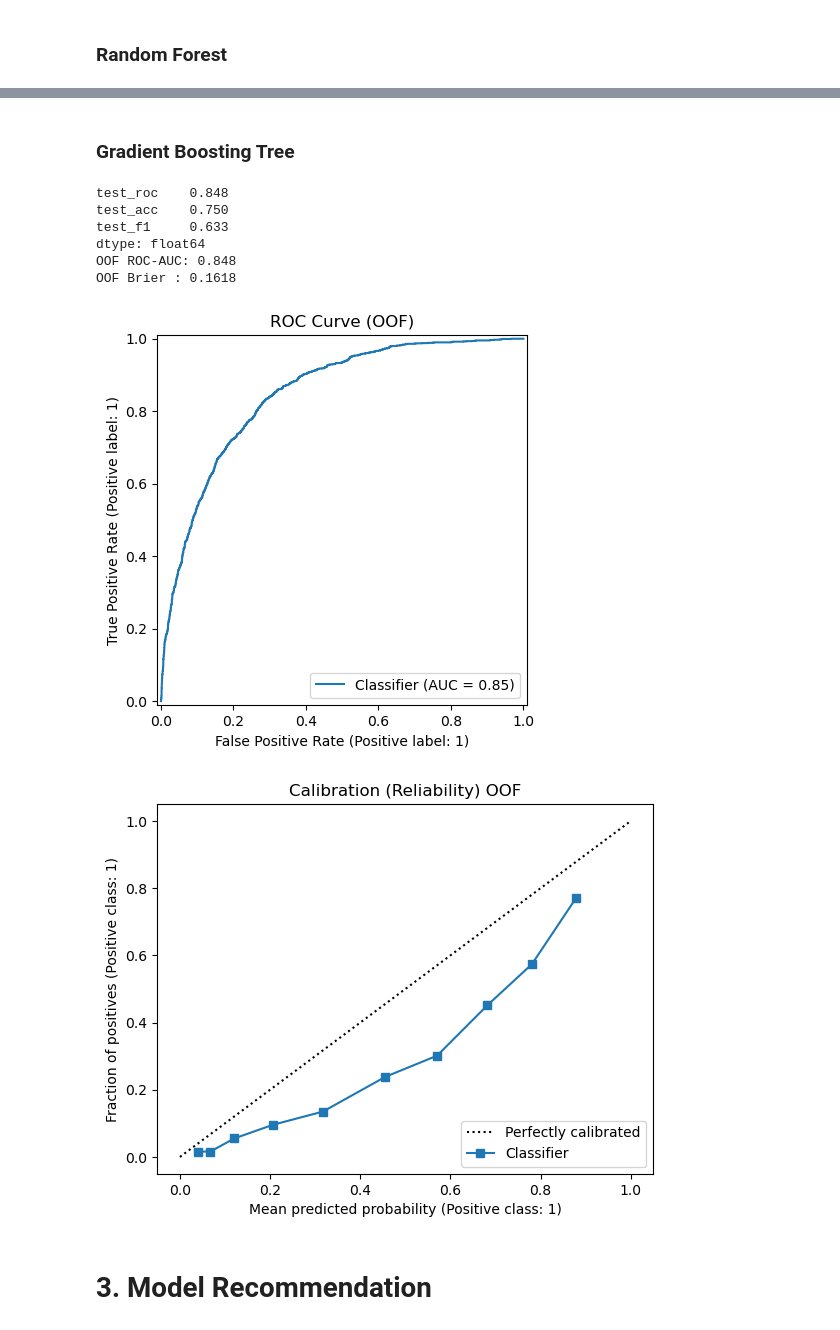
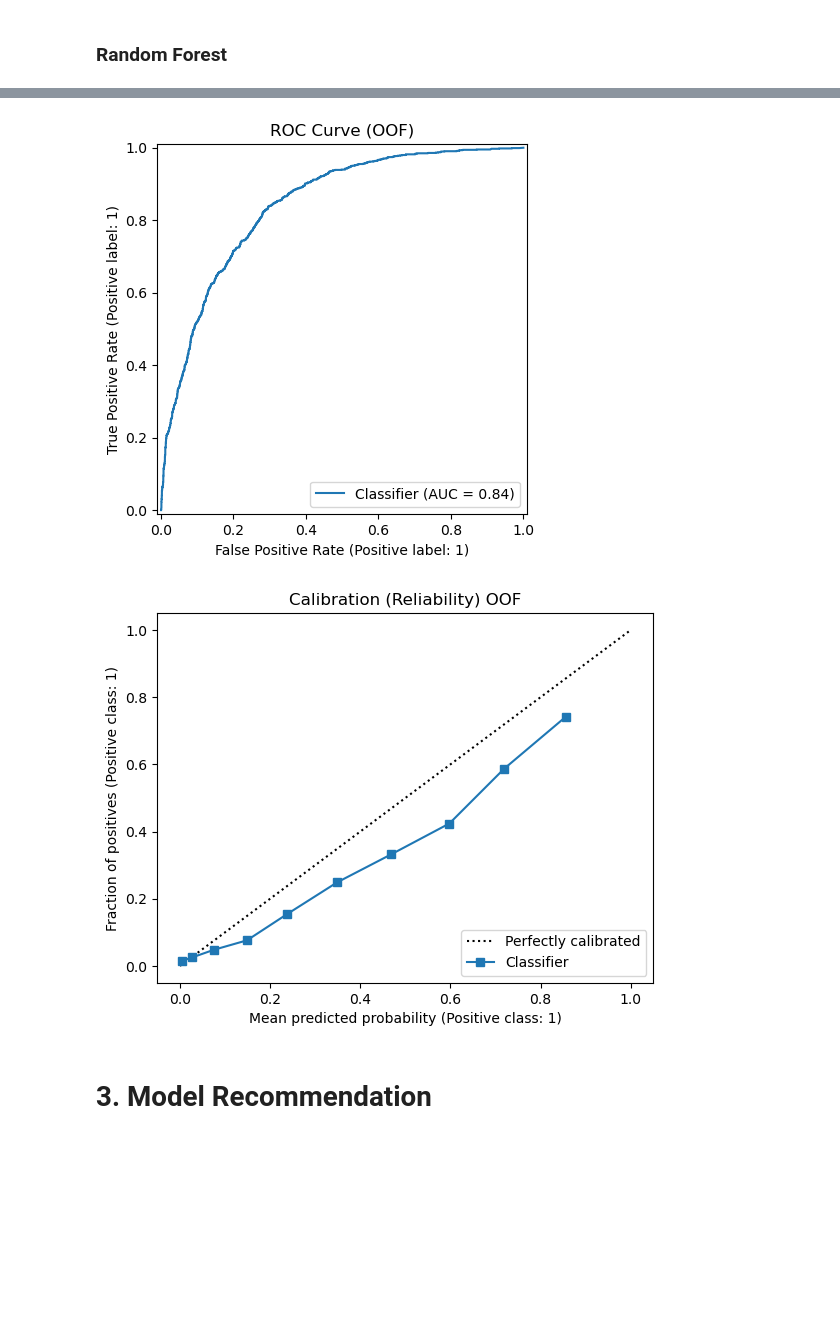
Before and after one commit to Hungagainagainagain/ML_churn_predict, a Jupyter notebook: project.ipynb, the cells around one changed output, grey strips where cells are left out. Saved outputs shown, nothing was run; the diff lists cells and outputs as text; code cells hidden in the pictures; blank space fills up the shorter version.

```diff
--- a/project.ipynb
+++ b/project.ipynb
@@ -175,6 +176,10 @@ dtype: object
 x = data_ml.drop(columns=['Churn', 'ID'])
 y = data_ml['Churn']
 cv = StratifiedKFold(5, shuffle=True, random_state=111)
+
+x_train, x_test, y_train, y_test = train_test_split(
+    x, y, test_size=0.3, random_state=42, stratify=y
+)
 # %% [markdown]
 ### Simple baseline Logistic Model
 # %%
@@ -197,16 +202,14 @@ log_model_scores = cross_validate(
 print(pd.DataFrame(log_model_scores)[['test_roc','test_acc','test_f1']].mean().round(3))
 
 # Discrimination - AUC and Brier Score
-log_model_prob = cross_val_predict(log_pipe, x, y, cv=cv, method='predict_proba')[:, 1]
-auc_oof = roc_auc_score(y, log_model_prob)
-brier_oof = brier_score_loss(y, log_model_prob, pos_label=1)
-
+log_model_prob = cross_val_predict(log_pipe, x_train, y_train, cv=cv, method='predict_proba')[:, 1]
+auc_oof = roc_auc_score(y_train, log_model_prob)
+brier_oof = brier_score_loss(y_train, log_model_prob, pos_label=1)
 print(f"Discrimination AUC: {auc_oof:.3f}")
 print(f"Calibration Brier: {brier_oof:.4f}")
 
-
 # Feature importance
-log_pipe.fit(x, y)
+log_pipe.fit(x_train, y_train)
 coef_table = pd.DataFrame({ "Feature": x.columns, "Coefficient": log_pipe.named_steps["logreg"].coef_.flatten() })
 pd.set_option('display.max_rows', None)
 print(coef_table)
@@ -232,28 +274,24 @@ Calibration Brier: 0.1653
 ### Random Forest
 # %%
 rf_model = RandomForestClassifier(
-    n_estimators=300,
-    max_depth=10,
+    n_estimators=300,max_depth=10,
     random_state=42,
-    class_weight='balanced',  # handle class imbalance
-    n_jobs=-1
-)
+    class_weight='balanced', # handle class imbalance
+    n_jobs=-1)
 
 rf_model_scores = cross_validate(
-    rf_model, x, y,
-    cv=cv,
+    rf_model, x_train, y_train, cv=cv,
     scoring={'roc': 'roc_auc', 'acc': 'accuracy', 'f1': 'f1'},
-    return_train_score=False
-)
+    return_train_score=False)
 # %%
 # Result
 print(pd.DataFrame(rf_model_scores)[['test_roc','test_acc','test_f1']].mean().round(3))
 
 # Discrimination - AUC and Brier Score
-rf_model_prob = cross_val_predict(rf_model, x, y, cv=cv, method='predict_proba')[:, 1]
-auc_oof = roc_auc_score(y, rf_model_prob)
-brier_oof = brier_score_loss(y, rf_model_prob, pos_label=1)
+rf_model_prob = cross_val_predict(rf_model, x_train, y_train, cv=cv, method='predict_proba')[:, 1]
+auc_oof_rf = roc_auc_score(y_train, rf_model_prob)
+brier_oof_rf = brier_score_loss(y_train, rf_model_prob, pos_label=1)
 
-print(f"Discrimination AUC: {auc_oof:.3f}")
-print(f"Calibration Brier: {brier_oof:.4f}")
+print(f"Discrimination AUC: {auc_oof_rf:.3f}")
+print(f"Calibration Brier: {brier_oof_rf:.4f}")
 # %% [output]
@@ -266,3 +303,0 @@ Calibration Brier: 0.1478
-# %% [markdown]
-
-### Gradient Boosting Tree
@@ -284,35 +304,15 @@ gbt_pipe_scores = cross_validate(
-# %%
-# Result from CV
-print(pd.DataFrame(gbt_pipe_scores)[['test_roc','test_acc','test_f1']].mean().round(3))
-
-# Get Out of fold results
-oof_proba = cross_val_predict(
-    gbt_pipe, x, y, cv=cv, method='predict_proba'
-)[:, 1]
-
-# Metrics on OOF probs
-auc_oof   = roc_auc_score(y, oof_proba)          # discrimination AUC
-brier_oof = brier_score_loss(y, oof_proba)       # calibration
-
-print(f"OOF ROC-AUC: {auc_oof:.3f}")
-print(f"OOF Brier : {brier_oof:.4f}")
-# %% [output]
-test_roc    0.848
-test_acc    0.750
-test_f1     0.633
-dtype: float64
-OOF ROC-AUC: 0.848
-OOF Brier : 0.1618
 # %%
 # Plots out of fold ROC
-RocCurveDisplay.from_predictions(y, oof_proba)
+RocCurveDisplay.from_predictions(y_train, rf_model_prob)
+plt.savefig("figure.png", dpi=300, bbox_inches="tight")
 plt.title("ROC Curve (OOF)"); plt.show()
 
 # Plot out of fold calibration
-CalibrationDisplay.from_predictions(y, oof_proba, n_bins=10, strategy='quantile')
+CalibrationDisplay.from_predictions(y_train, rf_model_prob, n_bins=10, strategy='quantile')
+plt.savefig("calibration.png", dpi=300, bbox_inches="tight")
 plt.title("Calibration (Reliability) OOF"); plt.show()
 # %% [output]
-[figure, old version]
+[figure, new version]
-[figure, old version]
+[figure, new version]
 # %% [markdown]
 # 3. Model Recommendation
```
Also changed, not shown: parts of 23 cells of this notebook, 4 other files.
